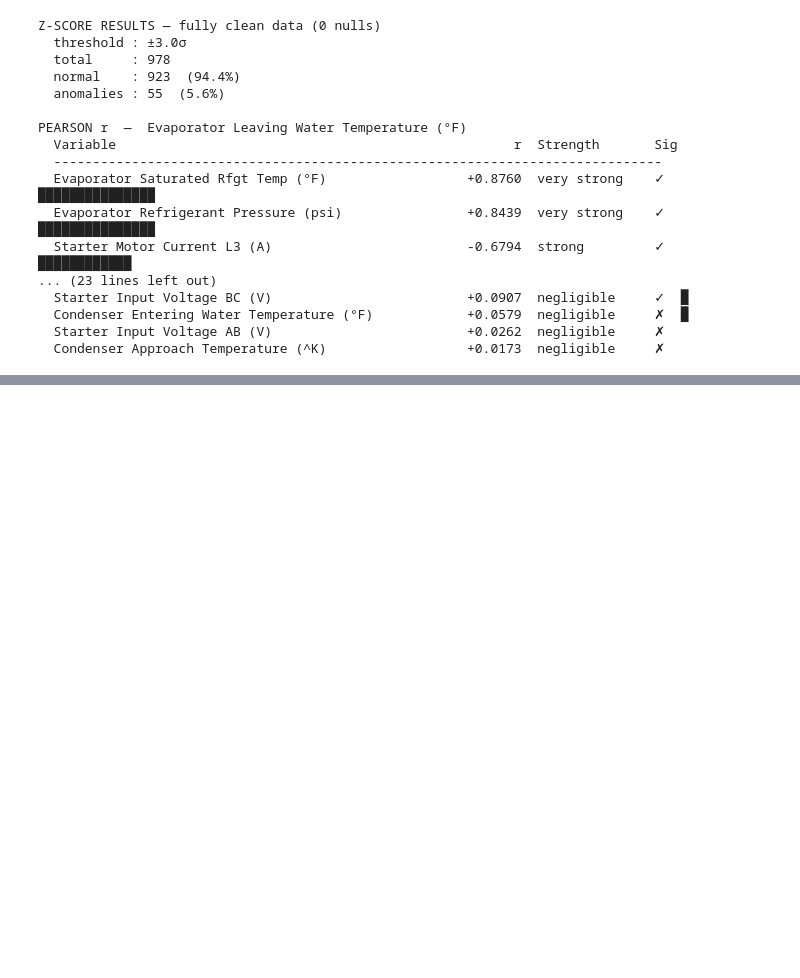
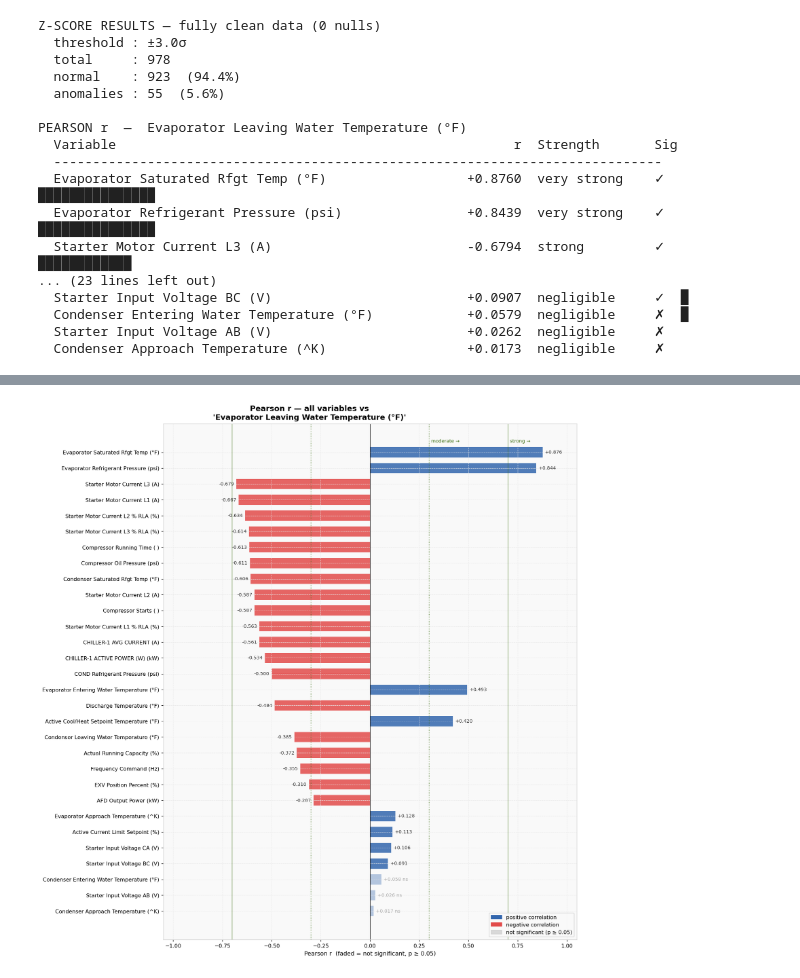
Before and after one commit to cstanisha/chiller_analysis, a Jupyter notebook: chillerdata2.ipynb, the cells around one changed output, grey strips where cells are left out. Cells and saved outputs as stored; diff of their text form; code cells hidden in the pictures; blank space fills up the shorter version.

```diff
--- a/chillerdata2.ipynb
+++ b/chillerdata2.ipynb
@@ -550,0 +696,82 @@ PEARSON r  —  Evaporator Leaving Water Temperature (°F)
+# %%
+# ── pearson r: measures LINEAR relationship between target and each variable ──
+# r = +1 → perfect positive, r = -1 → perfect negative, r = 0 → zero relationship
+# p < 0.05 = statistically significant (not just vibes, actually real)
+
+numeric_cols = (df_clean.select_dtypes("number")
+                .columns.drop(["z_score","is_anomaly"], errors="ignore"))
+
+results = []
+for col in numeric_cols:
+    if col == TARGET: continue
+    tmp = df_clean[[TARGET, col]].dropna()
+    if len(tmp) < 30 or tmp[col].std() == 0: continue
+    r, p = stats.pearsonr(tmp[TARGET], tmp[col])
+    results.append({"variable": col, "r": r, "p_value": p, "abs_r": abs(r)})
+
+corr_df = (pd.DataFrame(results)
+             .sort_values("abs_r", ascending=False)
+             .reset_index(drop=True))
+
+def strength(r):
+    a = abs(r)
+    if a >= .70: return "very strong"
+    if a >= .50: return "strong"
+    if a >= .30: return "moderate"
+    if a >= .10: return "weak"
+    return "negligible"
+
+corr_df["strength"]    = corr_df["r"].apply(strength)
+corr_df["significant"] = corr_df["p_value"] < 0.05
+
+# ── the bar chart — horizontal so labels are readable ─────────────────────
+fig, ax = plt.subplots(figsize=(13, max(7, len(corr_df)*0.45)))
+fig.suptitle(f"Pearson r — all variables vs\n'{TARGET}'",
+             fontsize=13, fontweight="bold")
+
+bar_colors = [CLR_ANOMALY if r < 0 else CLR_NORMAL for r in corr_df["r"]]
+# dimmed if not significant
+bar_alphas = [0.85 if sig else 0.35 for sig in corr_df["significant"]]
+
+bars = ax.barh(corr_df["variable"], corr_df["r"],
+               color=bar_colors, height=0.65)
+for bar, alpha in zip(bars, bar_alphas):
+    bar.set_alpha(alpha)
+
+# threshold lines — moderate and strong
+ax.axvline(0,   color="black", lw=0.8)
+ax.axvline( .3, color=CLR_GREEN, lw=1.1, ls=":", alpha=0.7)
+ax.axvline(-.3, color=CLR_GREEN, lw=1.1, ls=":", alpha=0.7)
+ax.axvline( .7, color=CLR_GREEN, lw=1.1, ls="-", alpha=0.5)
+ax.axvline(-.7, color=CLR_GREEN, lw=1.1, ls="-", alpha=0.5)
+
+# value labels on bars
+for bar, val, sig in zip(bars, corr_df["r"], corr_df["significant"]):
+    offset = 0.012 if val >= 0 else -0.012
+    ha     = "left"  if val >= 0 else "right"
+    label  = f"{val:+.3f}" + ("" if sig else " ns")
+    ax.text(val + offset, bar.get_y() + bar.get_height()/2,
+            label, va="center", ha=ha, fontsize=8,
+            color="#333" if sig else CLR_GREY)
+
+ax.invert_yaxis()
+ax.set_xlabel("Pearson r  (faded = not significant, p ≥ 0.05)")
+ax.set_xlim(-1.05, 1.05)
+
+
+legend_patches = [
+    mpatches.Patch(color=CLR_NORMAL,  label="positive correlation"),
+    mpatches.Patch(color=CLR_ANOMALY, label="negative correlation"),
+    mpatches.Patch(color=CLR_GREY,    alpha=0.4, label="not significant (p ≥ 0.05)"),
+]
+ax.legend(handles=legend_patches, loc="lower right", fontsize=9)
+ax.text(0.3 + 0.01, -0.7, "moderate →", fontsize=8, color=CLR_GREEN, va="center")
+ax.text(0.7 + 0.01, -0.7, "strong →",   fontsize=8, color=CLR_GREEN, va="center")
+
+plt.tight_layout()
+plt.savefig("correlation_bar.png", dpi=150, bbox_inches="tight")
+plt.show()
+print(f"\ntop 5 correlations:")
+print(corr_df[["variable","r","strength","significant"]].head(5).to_string(index=False))
+# %% [output]
+[figure, added]
```
Also changed, not shown: parts of 9 cells of this notebook.
